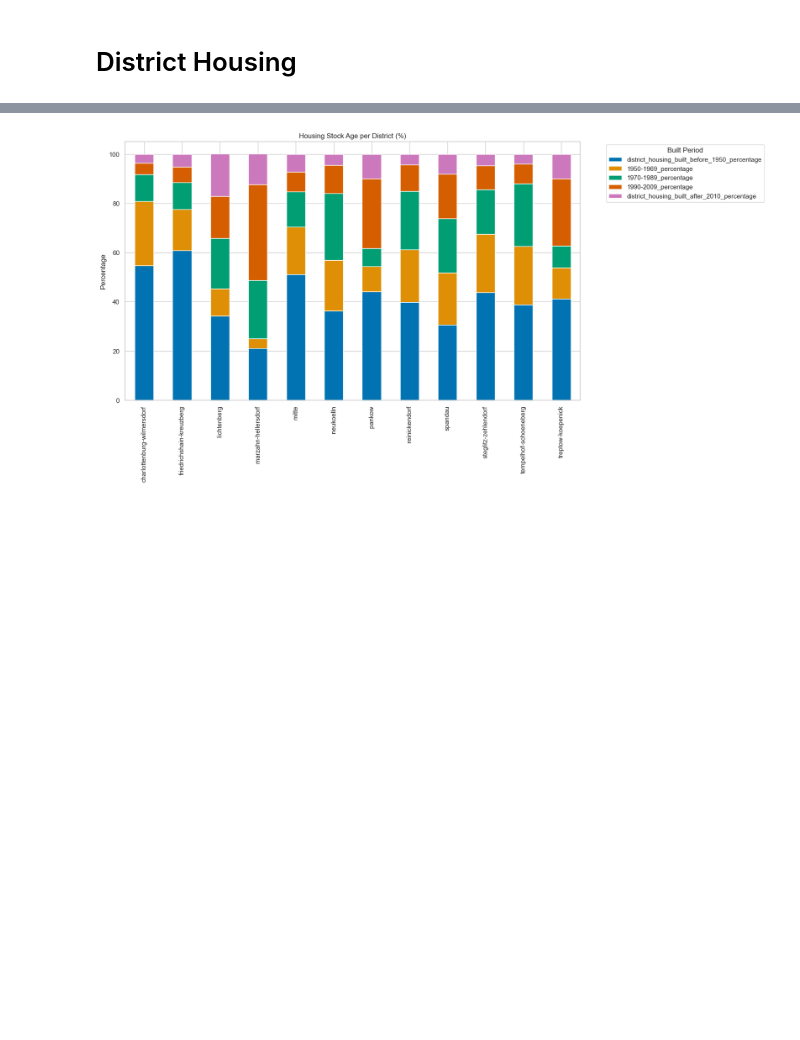
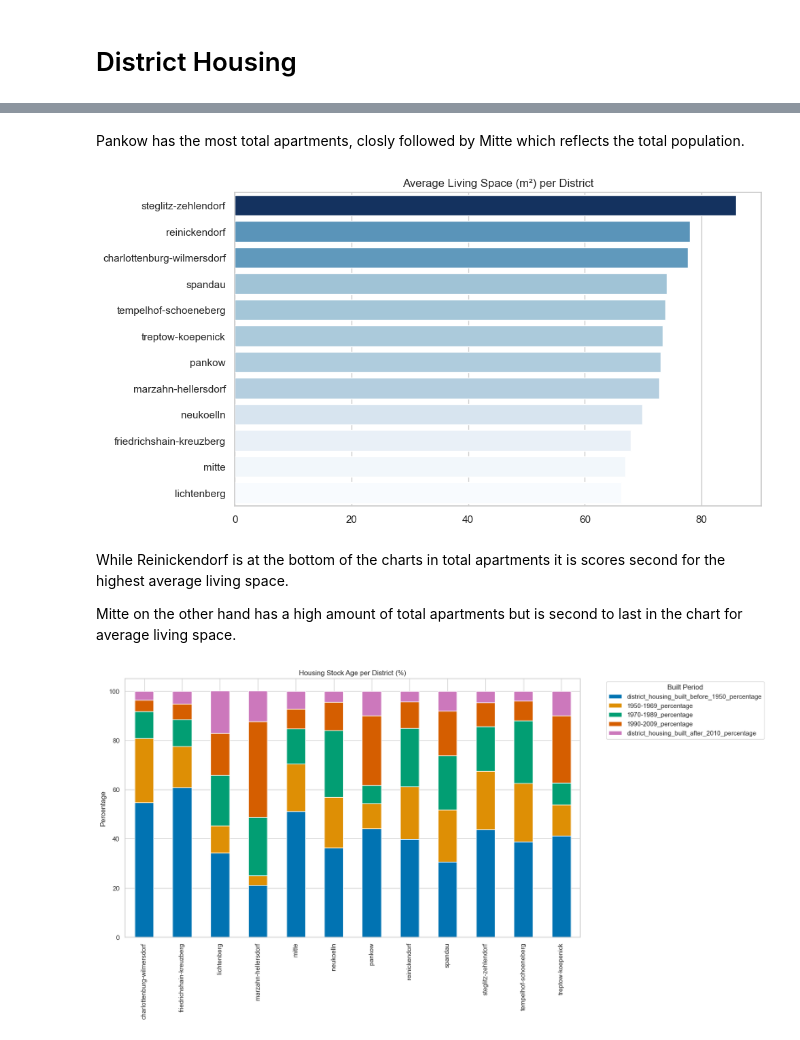
Before and after one commit to Dido-D-B/Berlin_Housing_Recommender, a Jupyter notebook: notebooks_final/eda/01_eda_bezirk.ipynb, the cells around one changed output, grey strips where cells are left out. Saved outputs shown, nothing was run; the diff lists cells and outputs as text; code cells hidden in the pictures; blank space fills up the shorter version.

```diff
--- a/notebooks_final/eda/01_eda_bezirk.ipynb
+++ b/notebooks_final/eda/01_eda_bezirk.ipynb
@@ -266,3 +316,26 @@ plt.show()
+# %% [markdown]
+Pankow has the most total apartments, closly followed by Mitte which reflects the total population.
+# %%
+# Living space
+plt.figure(figsize=(10,6))
+sns.barplot(
+    data=bezirk_master.sort_values("district_average_living_space_m2", ascending=False),
+    x="district_average_living_space_m2",
+    y="bezirk",
+    hue="district_average_living_space_m2",
+    palette="Blues",
+    legend=False
+)
+plt.title("Average Living Space (m²) per District")
+plt.xlabel("")
+plt.ylabel("")
+plt.show()
+# %% [output]
+[figure, added]
+# %% [markdown]
+While Reinickendorf is at the bottom of the charts in total apartments it is scores second for the highest average living space.
+
+Mitte on the other hand has a high amount of total apartments but is second to last in the chart for average living space.
 # %%
 # Housing built period distribution
 built_cols = ["district_housing_built_before_1950_percentage",
```
Also changed, not shown: parts of 27 cells of this notebook, 1 other file.
